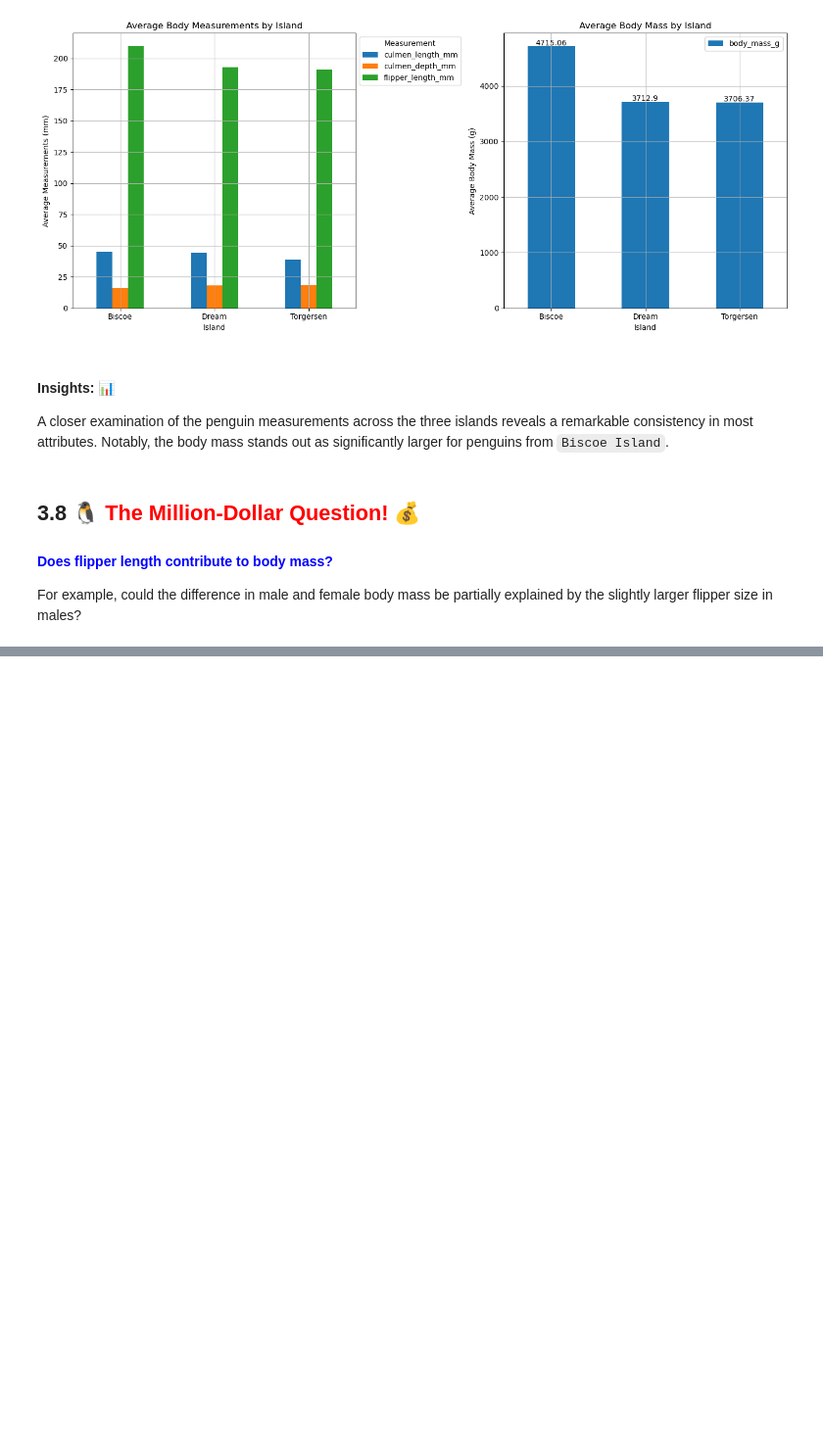
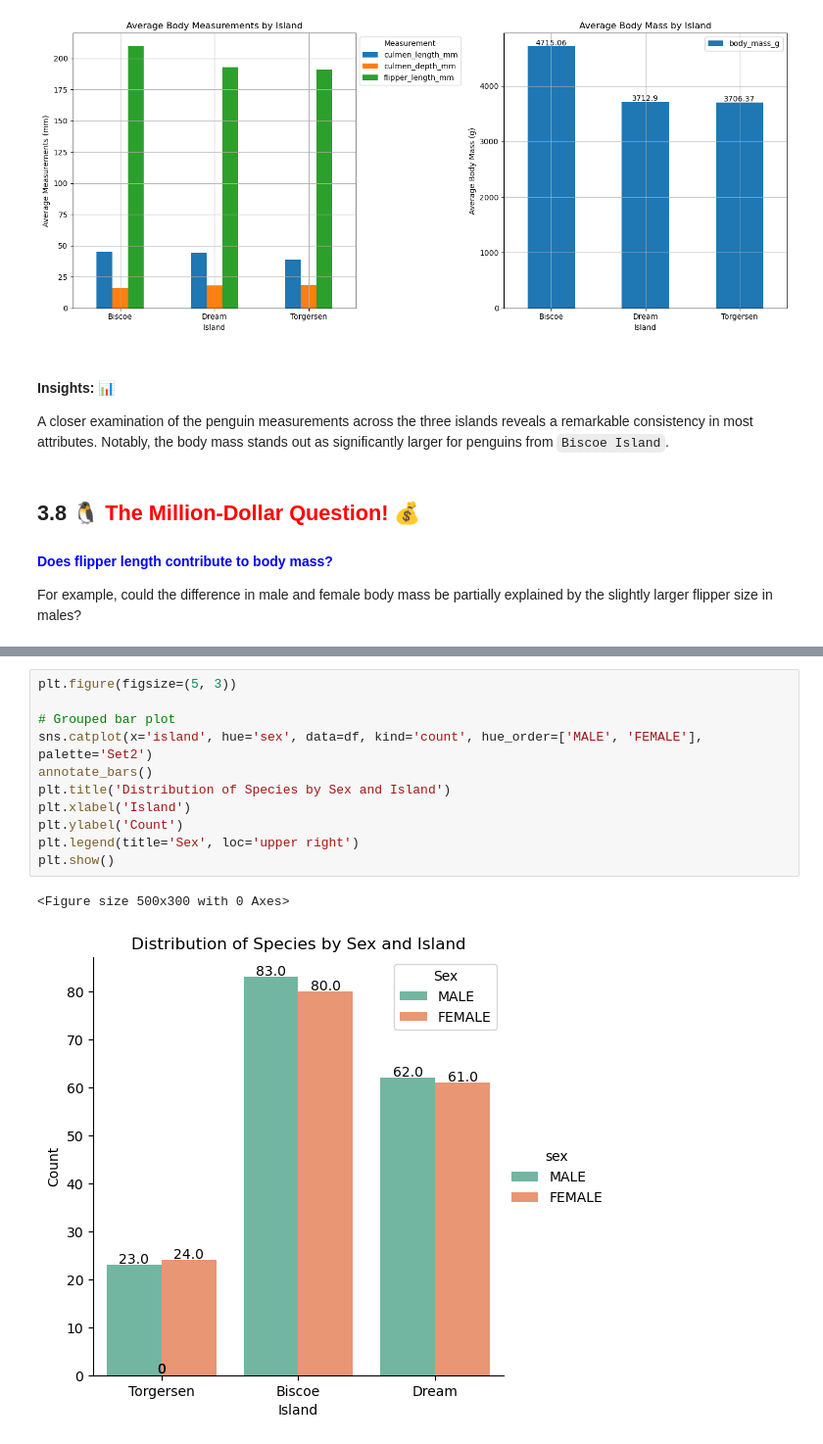
Before and after one commit to xahid007/Penguin-Species-Classification, a Jupyter notebook: Notebooks/01_EDA.ipynb, the cells around one changed output, grey strips where cells are left out. Shown: that part at 98% size. Drawn from its saved outputs; the diff is of its cells as text; blank space fills up the shorter version.

```diff
--- a/Notebooks/01_EDA.ipynb
+++ b/Notebooks/01_EDA.ipynb
@@ -290,0 +397,14 @@ For example, could the difference in male and female body mass be partially expl
+# %%
+plt.figure(figsize=(5, 3))
+
+# Grouped bar plot
+sns.catplot(x='island', hue='sex', data=df, kind='count', hue_order=['MALE', 'FEMALE'], palette='Set2')
+annotate_bars()
+plt.title('Distribution of Species by Sex and Island')
+plt.xlabel('Island')
+plt.ylabel('Count')
+plt.legend(title='Sex', loc='upper right')
+plt.show()
+# %% [output]
+<Figure size 500x300 with 0 Axes>
+[figure, added]
```
Also changed, not shown: parts of 24 cells of this notebook.
